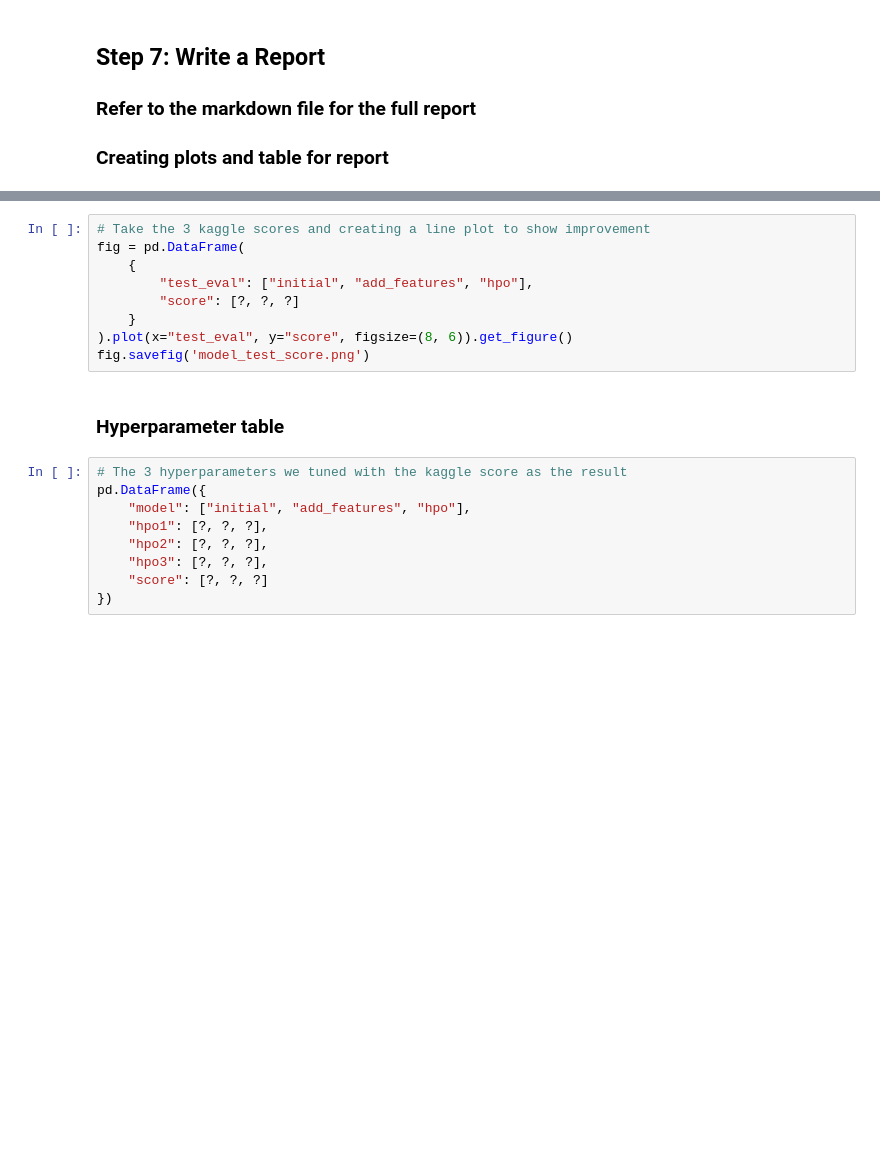
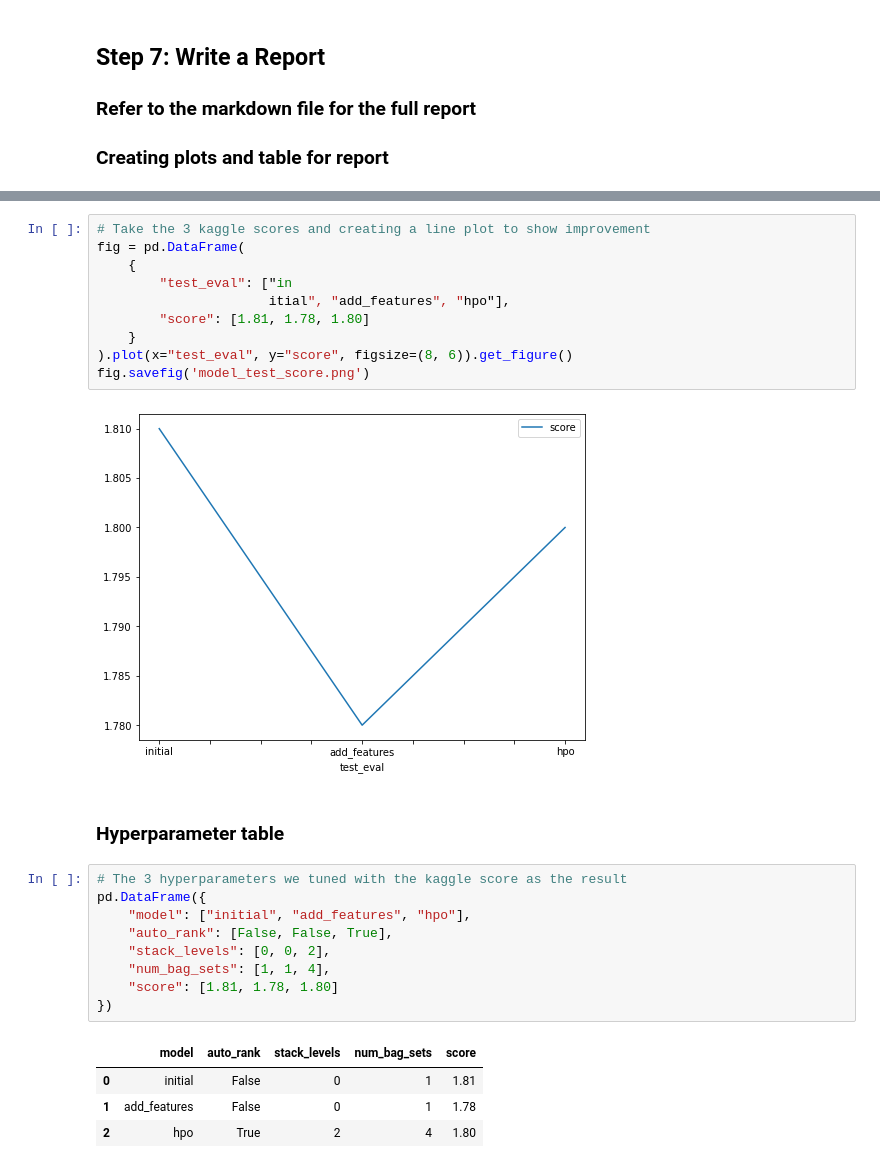
Before and after one commit to avikejriwal/cd0385-project-starter, a Jupyter notebook: project/project-template.ipynb, the cells around one changed output, grey strips where cells are left out. Saved outputs shown, nothing was run; the diff lists cells and outputs as text; blank space fills up the shorter version.

```diff
--- a/project/project-template.ipynb
+++ b/project/project-template.ipynb
@@ -312,20 +541,28 @@ fig.savefig('model_train_score.png')
 # %%
 # Take the 3 kaggle scores and creating a line plot to show improvement
 fig = pd.DataFrame(
     {
-        "test_eval": ["initial", "add_features", "hpo"],
-        "score": [?, ?, ?]
+        "test_eval": ["in
+                      itial", "add_features", "hpo"],
+        "score": [1.81, 1.78, 1.80]
     }
 ).plot(x="test_eval", y="score", figsize=(8, 6)).get_figure()
 fig.savefig('model_test_score.png')
+# %% [output]
+[figure, added]
 # %% [markdown]
 ### Hyperparameter table
 # %%
 # The 3 hyperparameters we tuned with the kaggle score as the result
 pd.DataFrame({
     "model": ["initial", "add_features", "hpo"],
-    "hpo1": [?, ?, ?],
-    "hpo2": [?, ?, ?],
-    "hpo3": [?, ?, ?],
-    "score": [?, ?, ?]
+    "auto_rank": [False, False, True],
+    "stack_levels": [0, 0, 2],
+    "num_bag_sets": [1, 1, 4],
+    "score": [1.81, 1.78, 1.80]
 })
+# %% [output]
+|  | model | auto_rank | stack_levels | num_bag_sets | score |
+| 0 | initial | False | 0 | 1 | 1.81 |
+| 1 | add_features | False | 0 | 1 | 1.78 |
+| 2 | hpo | True | 2 | 4 | 1.80 |
```
Also changed, not shown: parts of 39 cells of this notebook, 4 other files.
